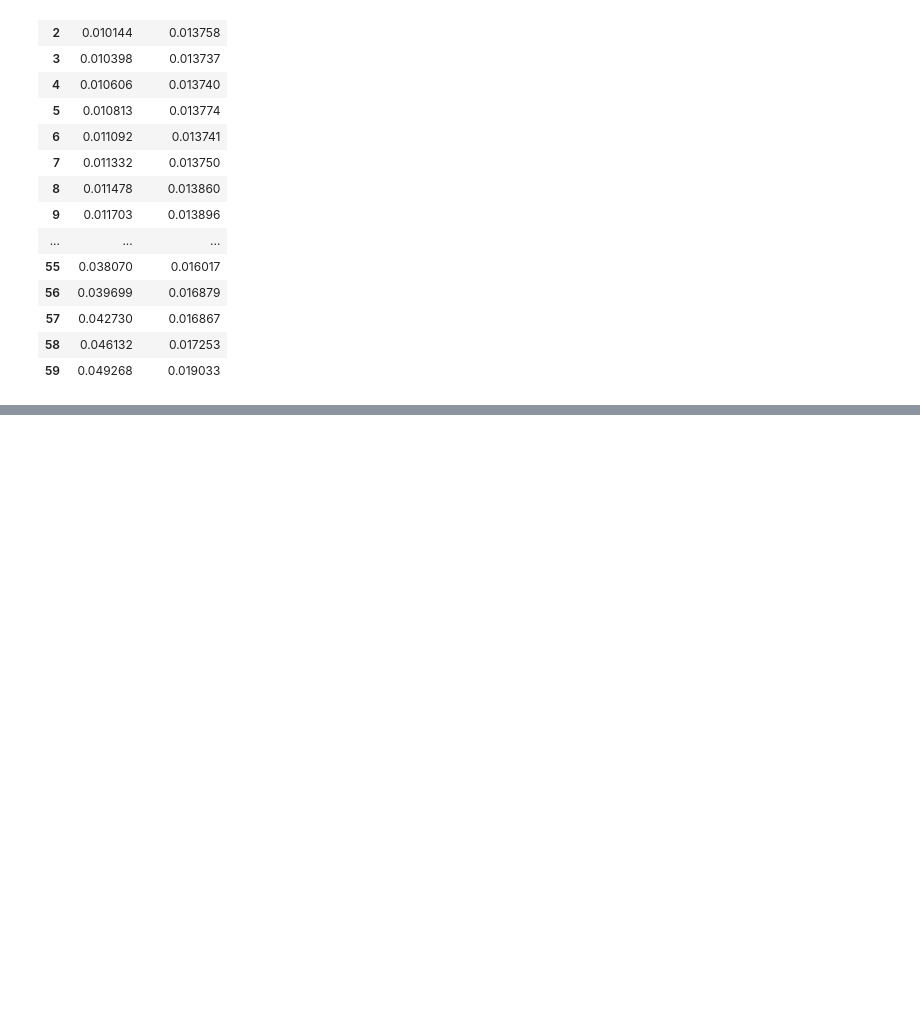
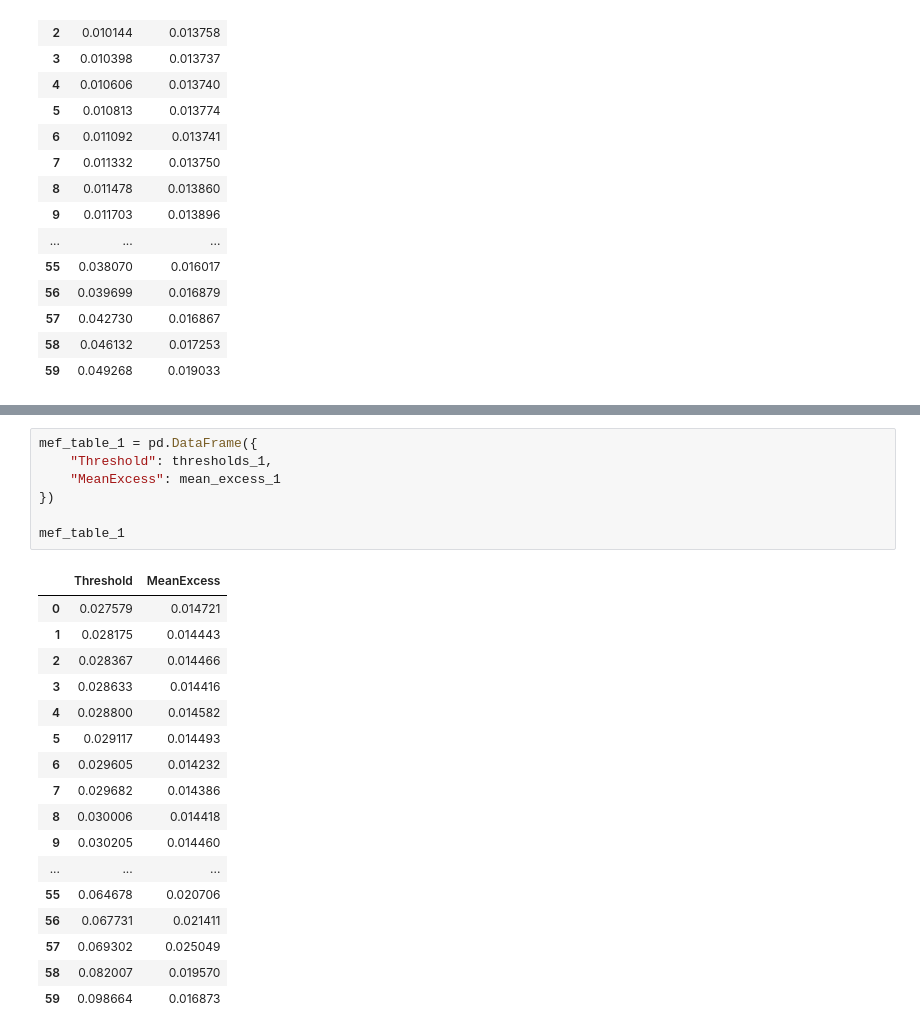
Before and after one commit to ayushanand1103/A-CMSI-research, a Jupyter notebook: Analysis/Phase 7/MEF_AAPL.ipynb, the cells around one changed output, grey strips where cells are left out. Saved outputs shown, nothing was run; the diff lists cells and outputs as text; blank space fills up the shorter version.

```diff
--- a/Analysis/Phase 7/MEF_AAPL.ipynb
+++ b/Analysis/Phase 7/MEF_AAPL.ipynb
@@ -100,0 +139,25 @@ mef_table
+# %%
+mef_table_1 = pd.DataFrame({
+    "Threshold": thresholds_1,
+    "MeanExcess": mean_excess_1
+})
+
+mef_table_1
+# %% [output]
+|  | Threshold | MeanExcess |
+| 0 | 0.027579 | 0.014721 |
+| 1 | 0.028175 | 0.014443 |
+| 2 | 0.028367 | 0.014466 |
+| 3 | 0.028633 | 0.014416 |
+| 4 | 0.028800 | 0.014582 |
+| 5 | 0.029117 | 0.014493 |
+| 6 | 0.029605 | 0.014232 |
+| 7 | 0.029682 | 0.014386 |
+| 8 | 0.030006 | 0.014418 |
+| 9 | 0.030205 | 0.014460 |
+| ... | ... | ... |
+| 55 | 0.064678 | 0.020706 |
+| 56 | 0.067731 | 0.021411 |
+| 57 | 0.069302 | 0.025049 |
+| 58 | 0.082007 | 0.019570 |
+| 59 | 0.098664 | 0.016873 |
```
Also changed, not shown: parts of 3 cells of this notebook.
